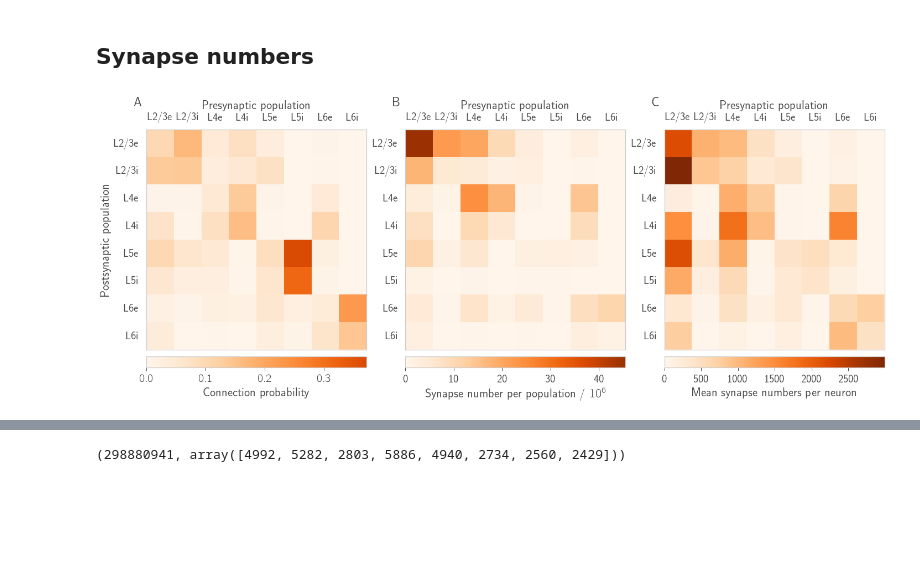
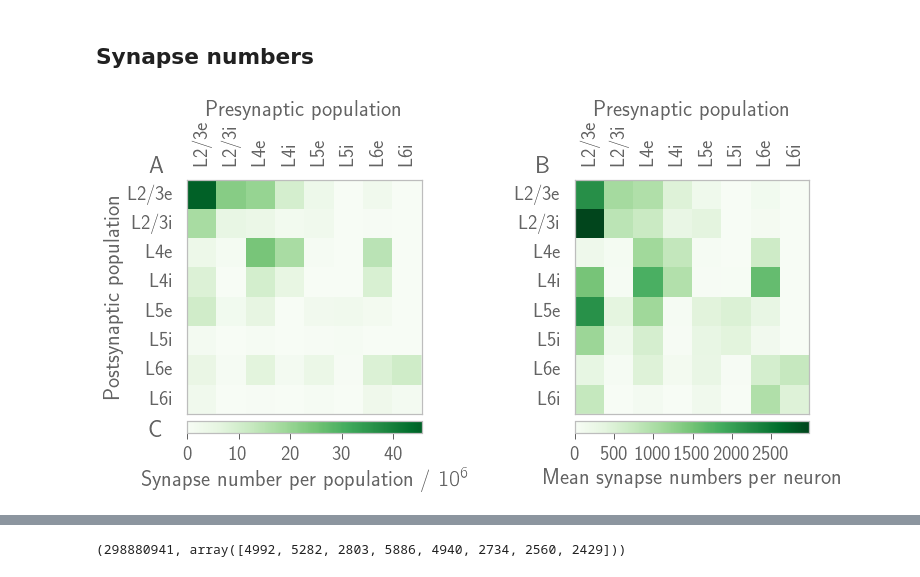
Before and after one commit to frschu/microcircuit, a Jupyter notebook: analysis/model_validation.ipynb, the cells around one changed output, grey strips where cells are left out. Drawn from its saved outputs; the diff is of its cells as text; code cells hidden in the pictures; blank space fills up the shorter version.

Commit message:
Abstract. Color tweaks. Mayor bug in simulation fixed

```diff
--- a/analysis/model_validation.ipynb
+++ b/analysis/model_validation.ipynb
@@ -40,7 +38,7 @@ label_populations = hf.rlbl(model.populations)
 
 def plot_heatmap(ax, data, cbar_label, cbar_format, clim, cbar_ticks):
     extent = [0, 8, 0, 8]
-    heatmap = ax.imshow(data, interpolation='none', extent=extent, cmap=cm.Oranges)
+    heatmap = ax.imshow(data, interpolation='none', extent=extent, cmap=cm.Greens)
 
     # Color bar (with tight layout)
     divider = make_axes_locatable(ax)
@@ -51,12 +49,14 @@ def plot_heatmap(ax, data, cbar_label, cbar_format, clim, cbar_ticks):
 
     # Set ticks: left and top
     ticks=np.arange(0.5, 8., 1)
-    ax.set_xticks(ticks)
-    ax.set_xticklabels(label_populations)
+    # xticks
     ax.set_xlabel('Presynaptic population')
     ax.xaxis.set_tick_params(labeltop='on')
     ax.xaxis.set_tick_params(labelbottom='off')
     ax.xaxis.set_label_position("top")
+    ax.set_xticks(ticks)
+    ax.set_xticklabels(label_populations, rotation=90)
+    # yticks
     ax.set_yticks(ticks)
     ax.set_yticklabels(label_populations[::-1])
     ax.xaxis.set_ticks_position('none')
@@ -64,89 +64,61 @@ def plot_heatmap(ax, data, cbar_label, cbar_format, clim, cbar_ticks):
     ax.grid(False)      # Turn of grid (distracts!)
 
 # Figure
-figsize = (20, 2.6*3.83)
+xfactor = style.xfactor
+figsize = (2 * xfactor*3.83, xfactor*3.83)
 fig = plt.figure(figsize=figsize)
-ax0 = hf.add_subplot(fig, n_rows_cols=(1, 3), index_row_col=(0, 0), rowspan=1, colspan=1)
-ax1 = hf.add_subplot(fig, n_rows_cols=(1, 3), index_row_col=(0, 1), rowspan=1, colspan=1)
-ax2 = hf.add_subplot(fig, n_rows_cols=(1, 3), index_row_col=(0, 2), rowspan=1, colspan=1)
+#ax0 = hf.add_subplot(fig, n_rows_cols=(1, 3), index_row_col=(0, 0), rowspan=1, colspan=1)
+ax1 = hf.add_subplot(fig, n_rows_cols=(1, 2), index_row_col=(0, 0), rowspan=1, colspan=1)
+ax2 = hf.add_subplot(fig, n_rows_cols=(1, 2), index_row_col=(0, 1), rowspan=1, colspan=1)
 plot_labels = list("ABC")
 
-######################################################
-# Connection probabilities
-######################################################
-conn_probs = np.array(
-            [[0.1009, 0.1689, 0.0437, 0.0818, 0.0323, 0.    , 0.0076, 0.    ],
-             [0.1346, 0.1371, 0.0316, 0.0515, 0.0755, 0.    , 0.0042, 0.    ],
-             [0.0077, 0.0059, 0.0497, 0.135 , 0.0067, 0.0003, 0.0453, 0.    ],
-             [0.0691, 0.0029, 0.0794, 0.1597, 0.0033, 0.    , 0.1057, 0.    ],
-             [0.1004, 0.0622, 0.0505, 0.0057, 0.0831, 0.3726, 0.0204, 0.    ],
-             [0.0548, 0.0269, 0.0257, 0.0022, 0.06  , 0.3158, 0.0086, 0.    ],
-             [0.0156, 0.0066, 0.0211, 0.0166, 0.0572, 0.0197, 0.0396, 0.2252],
-             [0.0364, 0.001 , 0.0034, 0.0005, 0.0277, 0.008 , 0.0658, 0.1443]])
-data = conn_probs
-cbar_label = "Connection probability"
-cbar_format= None
-clim        = (0, 0.5)
-cbar_ticks  = np.arange(0, 0.6, 0.1)
-plot_heatmap(ax0, data, cbar_label, cbar_format, clim, cbar_ticks)
+# ######################################################
+# # Connection probabilities
+# ######################################################
+# conn_probs = np.array(
+#             [[0.1009, 0.1689, 0.0437, 0.0818, 0.0323, 0.    , 0.0076, 0.    ],
+#              [0.1346, 0.1371, 0.0316, 0.0515, 0.0755, 0.    , 0.0042, 0.    ],
+#              [0.0077, 0.0059, 0.0497, 0.135 , 0.0067, 0.0003, 0.0453, 0.    ],
+#              [0.0691, 0.0029, 0.0794, 0.1597, 0.0033, 0.    , 0.1057, 0.    ],
+#              [0.1004, 0.0622, 0.0505, 0.0057, 0.0831, 0.3726, 0.0204, 0.    ],
+#              [0.0548, 0.0269, 0.0257, 0.0022, 0.06  , 0.3158, 0.0086, 0.    ],
+#              [0.0156, 0.0066, 0.0211, 0.0166, 0.0572, 0.0197, 0.0396, 0.2252],
+#              [0.0364, 0.001 , 0.0034, 0.0005, 0.0277, 0.008 , 0.0658, 0.1443]])
+# data = conn_probs
+# cbar_label = "Connection probability"
+# cbar_format= None
+# clim        = (0, 0.5)
+# cbar_ticks  = np.arange(0, 0.6, 0.1)
+# plot_heatmap(ax0, data, cbar_label, cbar_format, clim, cbar_ticks)
 
 ######################################################
 # Total synapse numbers
 ######################################################
 data = model.C_ab * 1e-6
 cbar_label  = "Synapse number per population / $10^{6}$"
 cbar_format = "%i"
 clim        = (0, 50)
 cbar_ticks  = np.arange(0, 60, 10)
 plot_heatmap(ax1, data, cbar_label, cbar_format, clim, cbar_ticks)
 
 ######################################################
 # Synapse numbers per neuron
 ######################################################
 data = (model.C_ab.T / (model.n_neurons * model.area)).T
 cbar_label  = "Mean synapse numbers per neuron"
 cbar_format = "%i"
 clim        = (0, 3000)
 cbar_ticks  = np.arange(0, 3500, 500)
 plot_heatmap(ax2, data, cbar_label, cbar_format, clim, cbar_ticks)
 
 
-ax0.set_ylabel('Postsynaptic population')
+ax1.set_ylabel('Postsynaptic population')
 for ax, label in zip(fig.axes, plot_labels):
-    ax.text(-0.02, 1.15, label, transform=ax.transAxes,
+    ax.text(-0.1, 1.1, label, transform=ax.transAxes,
             fontsize=style.fontsize_labels_title, fontweight='bold', va='top', ha='right')
 
 fig_name    = "syn_numbers"
 if save_fig:
     hf.saving_fig(fig, figure_path, fig_name, verbose=False)
-
-######################################################
-# Population size
-######################################################
-xfactor = 1.3
-figsize = (xfactor*3.83, xfactor*6.2)
-fig2 = plt.figure(figsize=figsize)
-ax3 = hf.add_subplot(fig2, n_rows_cols=(1, 1), index_row_col=(0, 0), rowspan=1, colspan=1)
-
-bar_edges = np.arange(0, 8, 1) + 0.1
-if reverse_order:
-    bar_edges = bar_edges[::-1]
-ticks=np.arange(0.5, 8., 1)
-
-for i in range(8):
-    ax3.barh(bar_edges[i], model.n_neurons[i] * 1e-3, height=0.8, color=colors[i], linewidth=0)
-ax3.set_yticks(ticks)
-yticklabels = label_populations
-if reverse_order:
-    yticklabels = yticklabels[::-1]
-ax3.set_yticklabels(yticklabels)
-ax3.set_ylabel('Population')
-ax3.set_xlabel('Number of neurons / $10^3$')
-style.fixticks(ax3)
-ax3.yaxis.set_ticks_position('none')
-
-fig_name    = "population_size"
-if save_fig:
-    hf.saving_fig(fig2, figure_path, fig_name, verbose=False)
 # %% [output]
-[figure, old version]
+[figure, new version]
```
Also changed, not shown: parts of 7 cells of this notebook, 21 other files.
